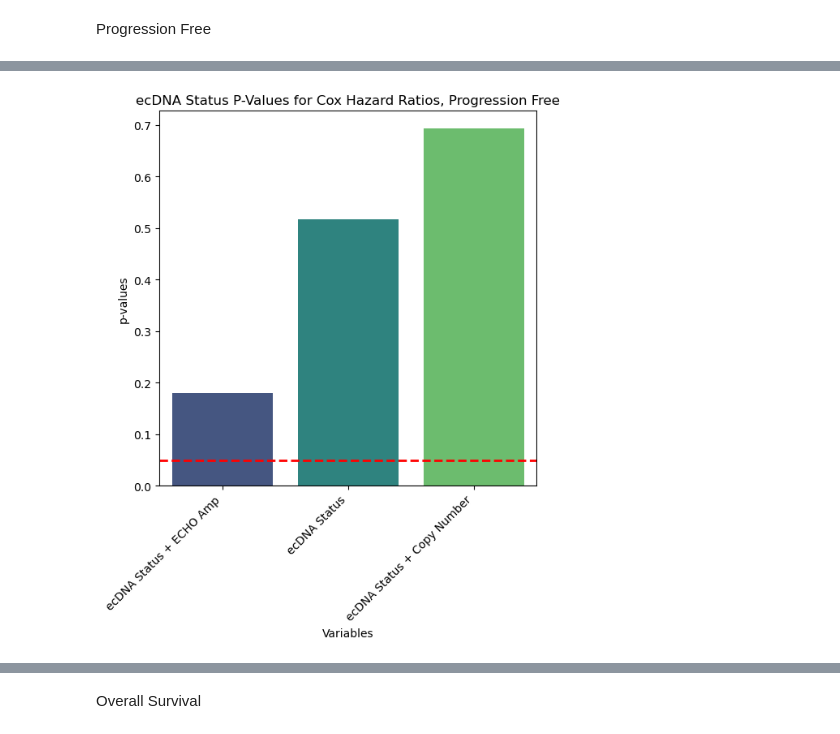
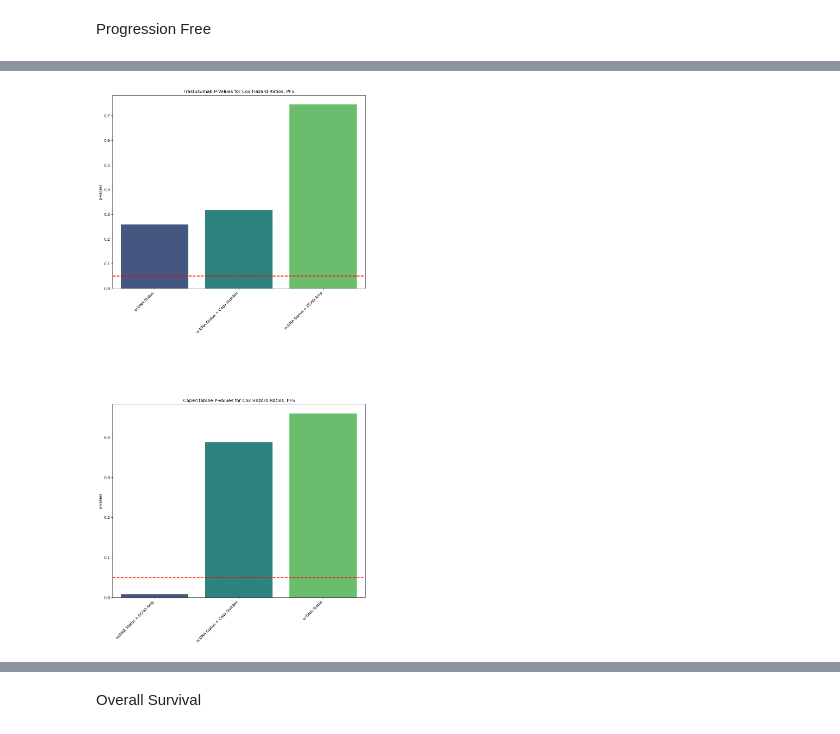
Before and after one commit to mskcc/Penguin, a Jupyter notebook: notebooks/treatment.ipynb, the cells around one changed output, grey strips where cells are left out. Cells and saved outputs as stored; diff of their text form; code cells hidden in the pictures.

```diff
--- a/notebooks/treatment.ipynb
+++ b/notebooks/treatment.ipynb
@@ -6,15 +6,15 @@ import numpy as np
 import matplotlib.pyplot as plt
 # %%
 # The drug to study
-agent = "Trastuzumab"
+agents = ["Pertuzumab", "Trastuzumab", "Neratinib", "Capecitabine"]
 # Include anything with the agent name
-combination_therapy = True
+combination_therapy = [True, True, True, True]
 # The gene to examine
-gene = "ERBB2"
+gene = "MYCN"
 # cancerTypeDetailed or cancerType
-analysis_type = 'cancerType'
+analysis_type = 'cancerTypeDetailed'
 # The cancer type
-ctype = "Breast Cancer"
+ctype = "Neuroblastoma"
 # Modifier to the date (how many days earlier the sequencing can be from start of treatment)
 modifier = 20
 # Modifier to the date (how many days after still counts for death)
@@ -47,12 +47,12 @@ for line in lines:
         paths[key] = value.strip('"\'')  # Remove surrounding quotes if any
 # %%
 # Merged ECHO results
-# echo = pd.read_csv(paths['mergedOutputDirectory'] + '/merged.ECHO_results.csv')
+echo = pd.read_csv(paths['mergedOutputDirectory'] + '/merged.ECHO_results.csv')
 # FileA in the manifest directory
-# manifest = pd.read_csv(paths['manifestDirectory'] + '/FileA.tsv', sep = '\t')
+manifest = pd.read_csv(paths['manifestDirectory'] + '/FileA.tsv', sep = '\t')
 
-echo = pd.read_csv("../data/output/output_BB_EchoCaller_Breast_ERBB2/merged/merged.ECHO_results.csv")
-manifest = pd.read_csv("../data/input/manifest/BB_EchoCaller_Breast_ERBB2/FileA.tsv", sep = '\t')
+# echo = pd.read_csv("../data/output/output_BB_EchoCaller_Breast_ERBB2/merged/merged.ECHO_results.csv")
+# manifest = pd.read_csv("../data/input/manifest/BB_EchoCaller_Breast_ERBB2/FileA.tsv", sep = '\t')
 # %%
 progression = pd.read_csv('/work/access/production/resources/cbioportal/current/msk_solid_heme/data_timeline_progression.txt', sep = '\t')
 sequencing = pd.read_csv('/work/access/production/resources/cbioportal/current/msk_solid_heme/data_timeline_specimen.txt', sep = '\t')
@@ -201,6 +211,3 @@ P-0033620-T01-IM6 Sequencing Date Not Found
-# %%
-per_sample_for_km = per_sample.dropna(subset = ["pfs"])
-per_sample_for_os_km = per_sample.dropna(subset = ['os'])
 # %% [markdown]
 ### Results
 # %% [markdown]
@@ -398,16 +469,19 @@ specific_cox_df = pd.concat([specific_cox_df, new_df], ignore_index = True)
 # %%
 import seaborn as sns
 
-specific_cox_df = specific_cox_df.sort_values(by='p_value')
-plt.figure(figsize=(6, 6))
-bars = sns.barplot(x='atype', y='p_value', data=specific_cox_df, palette='viridis')
-plt.xlabel('Variables')
-plt.ylabel('p-values')
-plt.title('Sorted DataFrame Bar Plot')
-bars.set_xticklabels(bars.get_xticklabels(), rotation=45, ha='right')
-plt.axhline(y=0.05, color='r', linestyle='--', linewidth=2)
-plt.title("ecDNA Status P-Values for Cox Hazard Ratios, Progression Free")
-plt.show()
+fig, axs = plt.subplots(len(cox_dfs), 1, figsize = (12, 6 * len(agents)))
+axs = axs.flatten()
+for agent_num in range(len(cox_dfs)) :
+    agent = cox_agents[agent_num]
+    cox_dfs[agent_num] = cox_dfs[agent_num].sort_values(by='p_value')
+    bars = sns.barplot(x='atype', y='p_value', data=cox_dfs[agent_num], palette='viridis', ax=axs[agent_num])
+    axs[agent_num].set_ylabel('p-values')
+    axs[agent_num].set_xlabel("")
+    bars.set_xticklabels(bars.get_xticklabels(), rotation=45, ha='right')
+    axs[agent_num].axhline(y=0.05, color='r', linestyle='--', linewidth=2)
+    axs[agent_num].set_title(f"{agent} P-Values for Cox Hazard Ratios, PFS")
+
+plt.subplots_adjust(wspace=0.5, hspace=0.6)
 # %% [output]
-[figure, old version]
+[figure, new version]
 # %%
```
Also changed, not shown: parts of 11 cells of this notebook, 13 other files.
